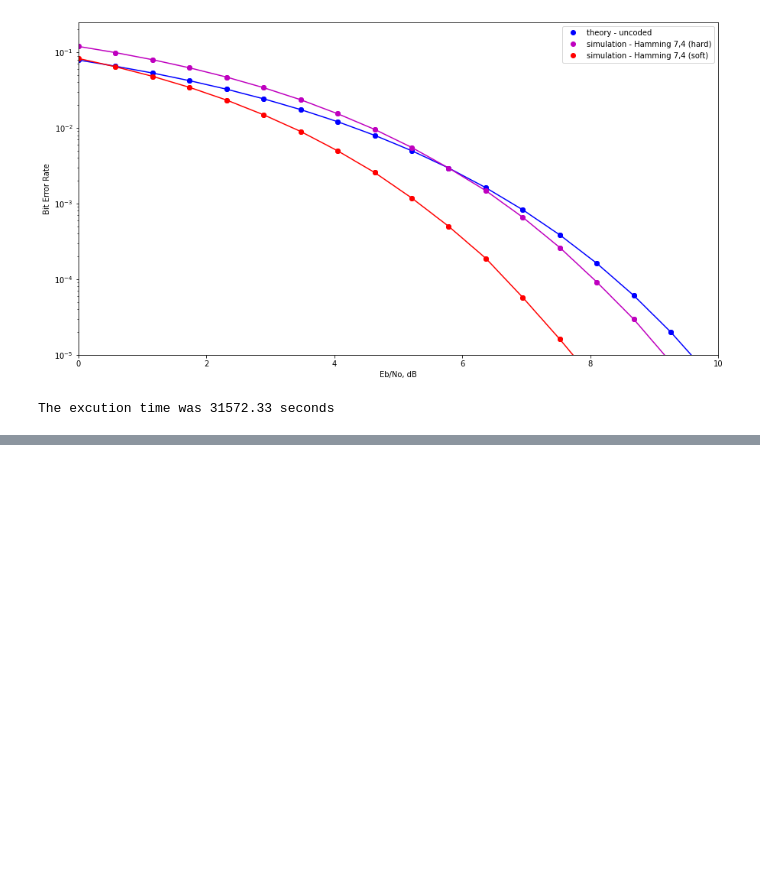
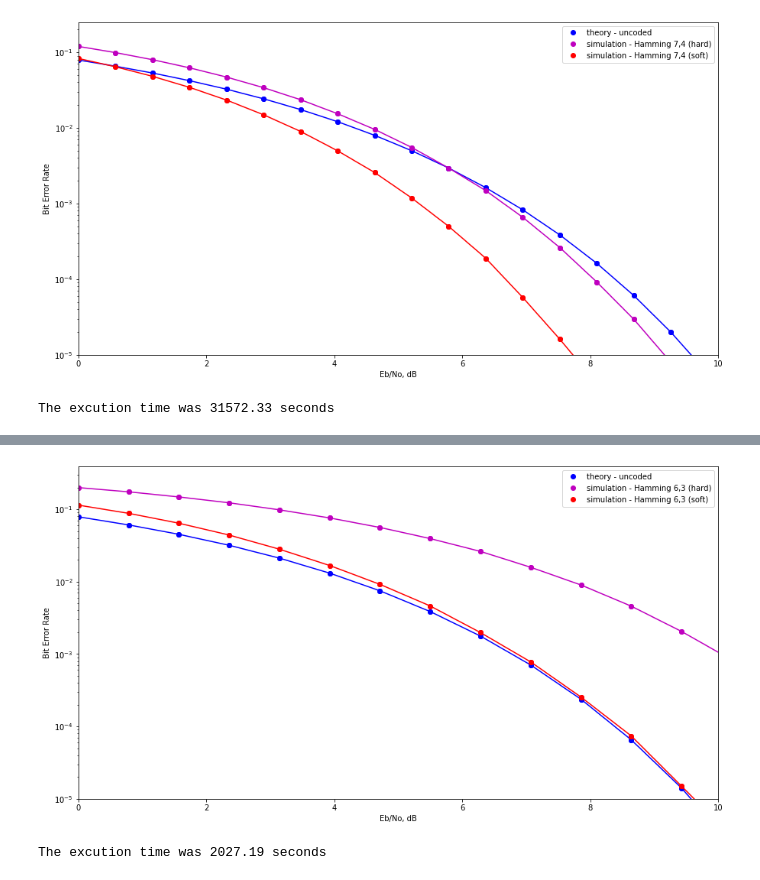
Before and after one commit to TheMatheusLs/ECC_Hard_vs_Soft, a Jupyter notebook: Hard_vs_Soft.ipynb, the cells around one changed output, grey strips where cells are left out. Drawn from its saved outputs; the diff is of its cells as text; code cells hidden in the pictures; blank space fills up the shorter version.

```diff
--- a/Hard_vs_Soft.ipynb
+++ b/Hard_vs_Soft.ipynb
@@ -99,0 +183,66 @@ The excution time was 31572.33 seconds
+# %%
+init_time = time.time()
+
+# Número de bits a ser transmitida
+n_symbols_sequence = 10**6 * code.G.shape[0] #símbols
+
+# Potências que serão usadas para aplicar os erros no canal
+Eb_N0_dB = np.linspace(0, 11, 15) #multiple Eb/N0 values
+
+Ec_N0_dB = Eb_N0_dB - 10 * math.log(code.G.shape[1] / code.G.shape[0], 10)
+
+#Armazena os valores dos erros para cada umas das potências
+num_error_soft_decision = []
+num_error_hard_decision = []
+
+for Ec_N0_dB_value in Ec_N0_dB:
+    # Sinal transmitido
+    tx_signal = np.round(np.random.rand(1,n_symbols_sequence))[0]
+
+    # Aplica os bits de paridade nos bits de informação
+    tx_signal_enconded = code.enconder(tx_signal)
+
+    # Aplica a modulação BPSK
+    tx_signal_enconded_BPSK = code.modulation_BPSK(tx_signal_enconded)
+
+    # Adiciona rúido gaussiano branco ao canal
+    rx_signal = code.add_RAGB(tx_signal_enconded_BPSK, mu_AWGN=0, sigma_AWGN=1, EcN0dBs=Ec_N0_dB_value)
+
+    ## Decoficação por Soft Decision
+    rx_signal_softdecoder = code.decoderAWGN(rx_signal)
+
+    ## Decoficação por Hard Decision
+    rx_signal_harddecoder = code.decoderBSC(rx_signal)
+
+    ## Verifica a ocorrencia de erro no sinal
+    # Erro soft decision
+    num_error_soft_decision.append(sum(((tx_signal - rx_signal_softdecoder) != 0)))
+    num_error_hard_decision.append(sum(((tx_signal - rx_signal_harddecoder) != 0)))
+
+    print(Ec_N0_dB_value)
+
+theoryBer = 0.5 * special.erfc(np.sqrt(10**(Eb_N0_dB/10)))
+
+simBer_soft = np.array(num_error_soft_decision)/n_symbols_sequence
+simBer_hard = np.array(num_error_hard_decision)/n_symbols_sequence
+
+plt.figure(figsize=(15,8))
+plt.semilogy(Eb_N0_dB, theoryBer,'bo',Eb_N0_dB, theoryBer,'b')
+plt.semilogy(Eb_N0_dB, theoryBer,'bo',label='theory - uncoded')
+plt.semilogy(Eb_N0_dB, simBer_hard, 'mo',Eb_N0_dB, simBer_hard, 'm')
+plt.semilogy(Eb_N0_dB, simBer_hard, 'mo',label=f"simulation - Hamming {code.G.shape[1]},{code.G.shape[0]} (hard)")
+plt.semilogy(Eb_N0_dB, simBer_soft,'ro',Eb_N0_dB, simBer_soft, 'r')
+plt.semilogy(Eb_N0_dB, simBer_soft,'ro',label=f'simulation - Hamming {code.G.shape[1]},{code.G.shape[0]} (soft)')
+plt.xlabel("Eb/No, dB")
+plt.ylabel("Bit Error Rate")
+
+plt.gca().set_xlim(left=0, right=10)
+plt.gca().set_ylim(bottom=10**-5)
+
+#plt.legend(borderaxespad=0)
+plt.legend()
+
+plt.show()
+
+print(f"The excution time was {time.time() - init_time:.2f} seconds")
+# %% [output]
@@ -99,0 +264,2 @@ The excution time was 31572.33 seconds
+[figure, added]
+The excution time was 2027.19 seconds
```
Also changed, not shown: parts of 3 cells of this notebook, 11 other files.
